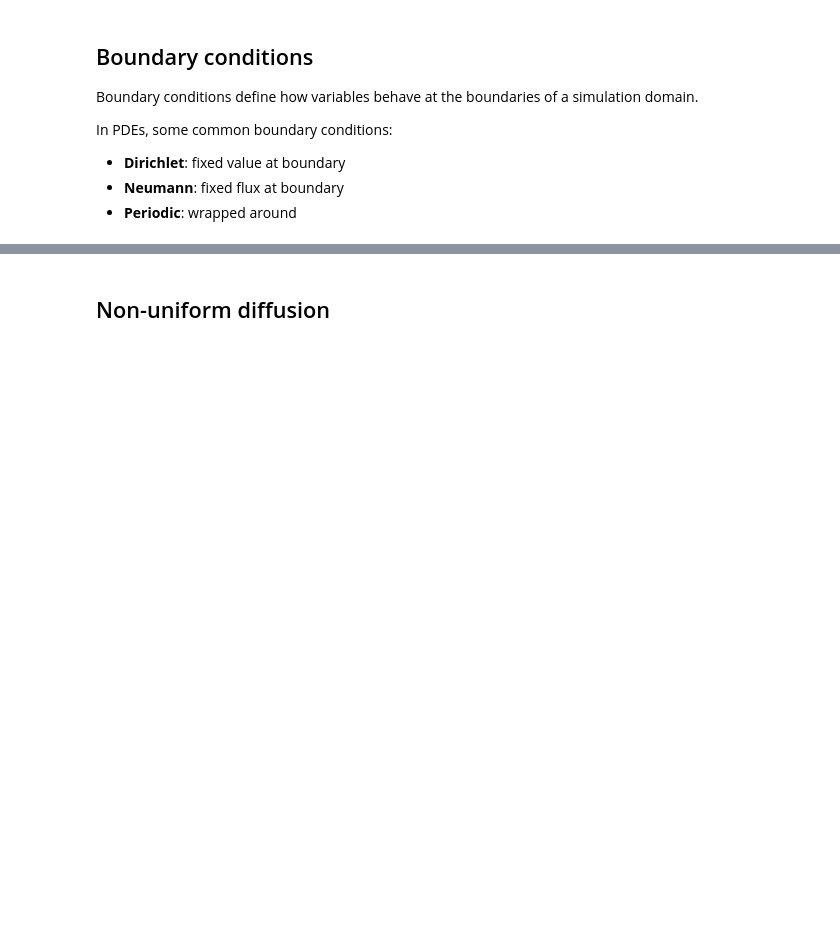
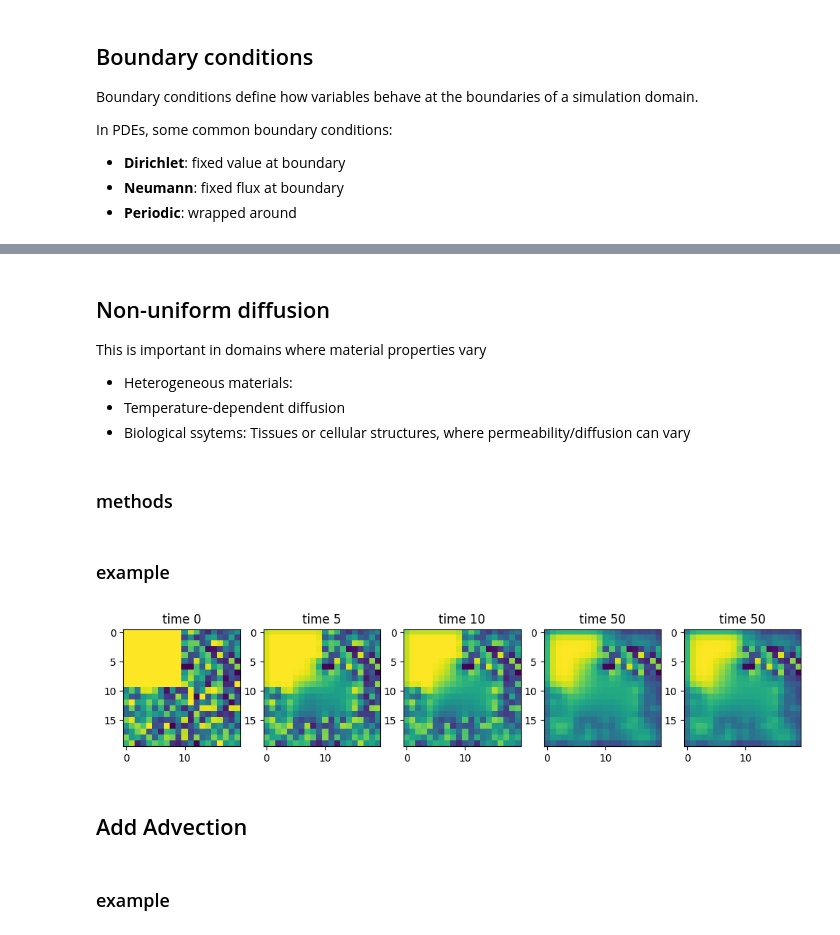
Before and after one commit to eagmon/notebook_tests, a Jupyter notebook: sim_study_work_pdes.ipynb, the cells around one changed output, grey strips where cells are left out. Drawn from its saved outputs; the diff is of its cells as text; code cells hidden in the pictures; blank space fills up the shorter version.

```diff
--- a/sim_study_work_pdes.ipynb
+++ b/sim_study_work_pdes.ipynb
@@ -224,2 +224,47 @@ plot_solution(solution_gradient, [0, 5, 10, 50, total_time])
 # %% [markdown]
 ## Non-uniform diffusion
+
+This is important in domains where material properties vary
+- Heterogeneous materials:
+- Temperature-dependent diffusion
+- Biological ssytems: Tissues or cellular structures, where permeability/diffusion can vary
+# %% [markdown]
+### methods
+# %%
+def diffusion_2d_non_uniform(initial_state, D, total_time, dt, mode='constant', cval=0):
+    assert D.shape == initial_state.shape, "the diffusion matrix has to be the same size as the state matrix"
+
+    state = initial_state.copy()
+    n_steps = int(total_time/dt)
+    solution = [initial_state]
+
+    for t in range(n_steps):
+        # apply the convolution
+        laplacian = convolve(state, LAPLACIAN_2D, mode=mode, cval=cval)
+        state += D * laplacian * dt
+        solution.append(state.copy())
+    return solution
+# %% [markdown]
+### example
+# %%
+length = 20
+initial_state = np.random.rand(length, length)
+initial_state[0:int(length/2),0:int(length/2)] = 1
+
+# diffusion is specified by a matrix, with a diffusion coeff for each site
+D_non_uniform = np.ones((length, length)) * 0.1
+D_non_uniform[5:15, 5:15] = 2
+D_non_uniform[3:8, 10:20] = 0.0
+
+# simulation parameters
+dt = 0.1
+total_time = 50
+
+# run a simulation
+solution_nonu = diffusion_2d_non_uniform(initial_state, D_non_uniform, total_time, dt)
+# %%
+plot_solution(solution_nonu, [0, 5, 10, 50, total_time])
+# %% [output]
+[figure, added]
+# %% [markdown]
+## Add Advection
@@ -225,0 +314,2 @@ plot_solution(solution_gradient, [0, 5, 10, 50, total_time])
+# %% [markdown]
+### example
```
Also changed, not shown: parts of 8 cells of this notebook, 1 other file.
